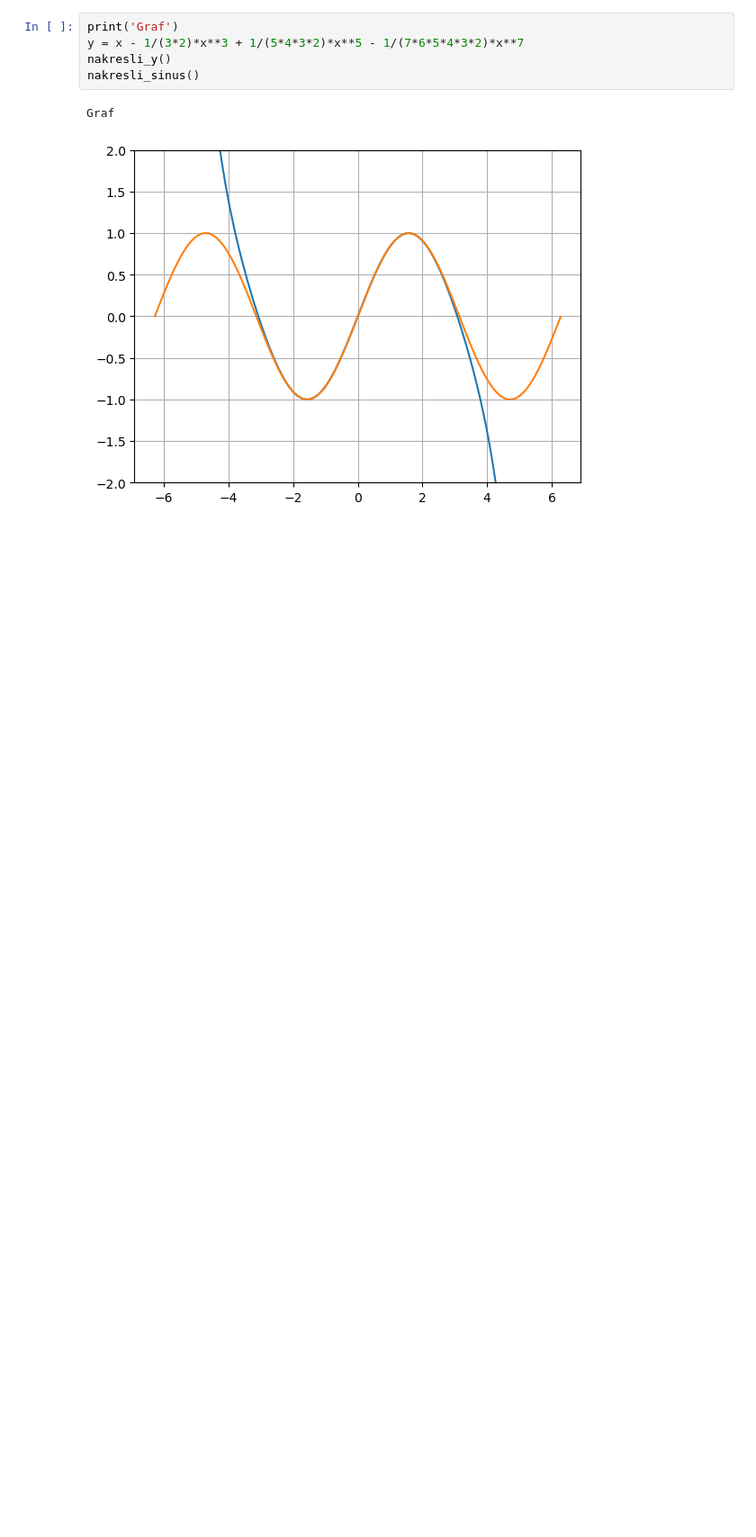
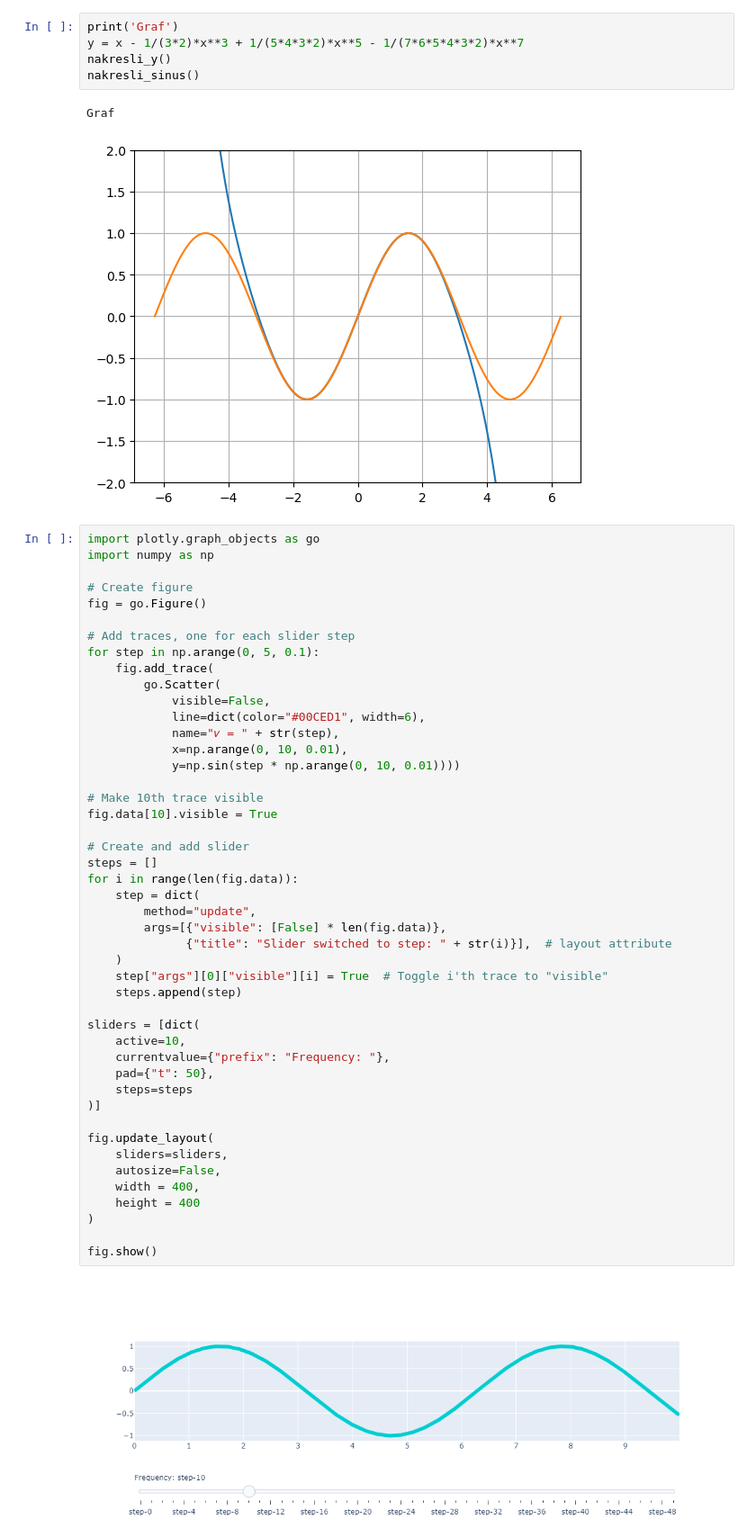
Before and after one commit to marascholz/goniometricke_funkce, a Jupyter notebook: gonio_01.ipynb, the cells around one changed output. Shown at 90% size. Cells and saved outputs as stored; diff of their text form; blank space fills up the shorter version.

```diff
--- a/gonio_01.ipynb
+++ b/gonio_01.ipynb
@@ -26,3 +27,51 @@ nakresli_sinus()
 # %% [output]
 Graf
 [figure]
+# %%
+import plotly.graph_objects as go
+import numpy as np
+
+# Create figure
+fig = go.Figure()
+
+# Add traces, one for each slider step
+for step in np.arange(0, 5, 0.1):
+    fig.add_trace(
+        go.Scatter(
+            visible=False,
+            line=dict(color="#00CED1", width=6),
+            name="𝜈 = " + str(step),
+            x=np.arange(0, 10, 0.01),
+            y=np.sin(step * np.arange(0, 10, 0.01))))
+
+# Make 10th trace visible
+fig.data[10].visible = True
+
+# Create and add slider
+steps = []
+for i in range(len(fig.data)):
+    step = dict(
+        method="update",
+        args=[{"visible": [False] * len(fig.data)},
+              {"title": "Slider switched to step: " + str(i)}],  # layout attribute
+    )
+    step["args"][0]["visible"][i] = True  # Toggle i'th trace to "visible"
+    steps.append(step)
+
+sliders = [dict(
+    active=10,
+    currentvalue={"prefix": "Frequency: "},
+    pad={"t": 50},
+    steps=steps
+)]
+
+fig.update_layout(
+    sliders=sliders,
+    autosize=False,
+    width = 400,
+    height = 400
+)
+
+fig.show()
+# %% [output]
+[figure, added]
```
Also changed, not shown: parts of 2 cells of this notebook, 1 other file.
